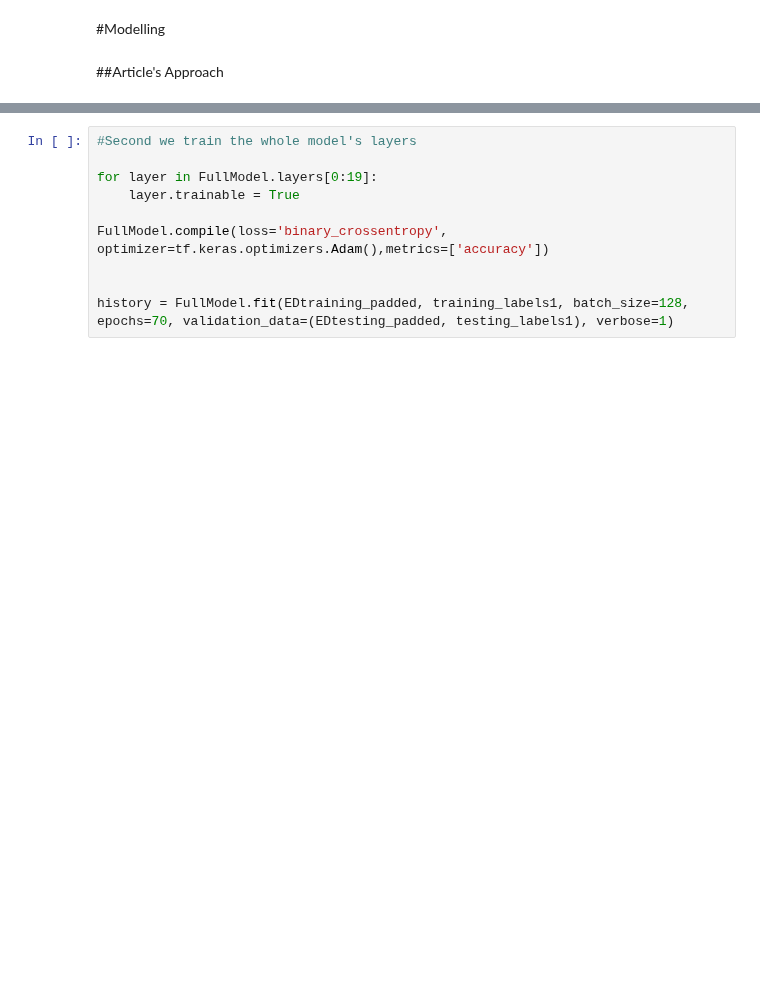
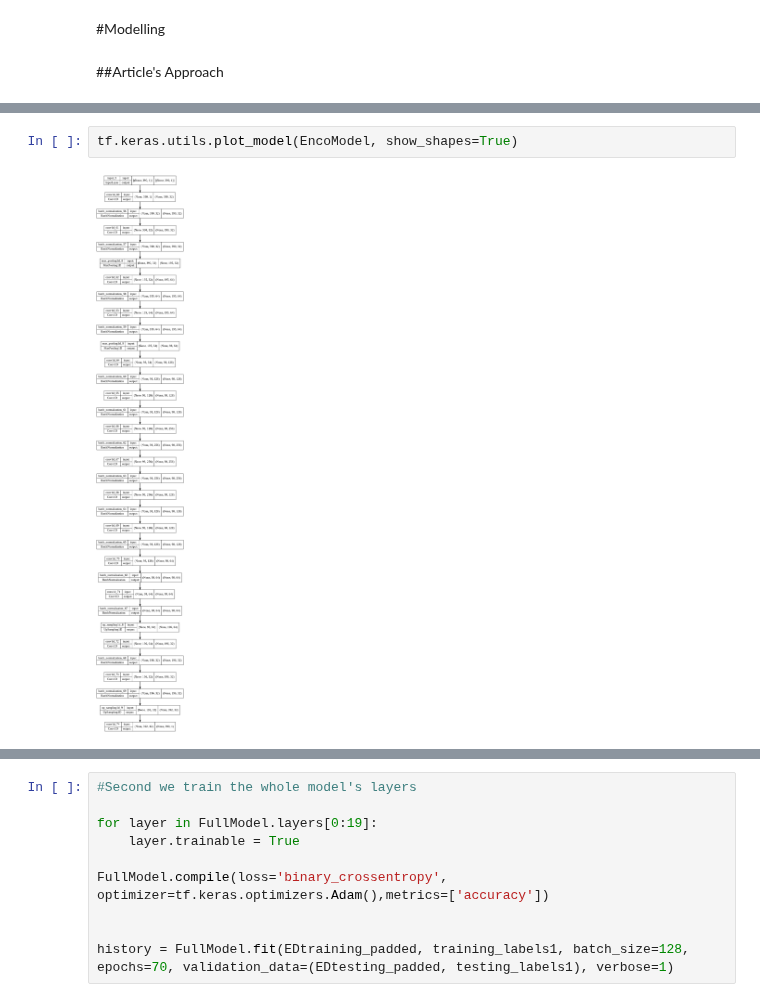
Before and after one commit to ImenMasmoudiEm/TextClassification, a Jupyter notebook: CCK_Project_Article's_approach012.ipynb, the cells around one changed output, grey strips where cells are left out. Saved outputs shown, nothing was run; the diff lists cells and outputs as text; blank space fills up the shorter version.

```diff
--- a/CCK_Project_Article's_approach012.ipynb
+++ b/CCK_Project_Article's_approach012.ipynb
@@ -258,3 +315,7 @@ Epoch 60/60
+# %%
+tf.keras.utils.plot_model(EncoModel, show_shapes=True)
+# %% [output]
+[figure, added]
 # %%
 import matplotlib.pyplot as plt
 import numpy
```
Also changed, not shown: parts of 26 cells of this notebook.
